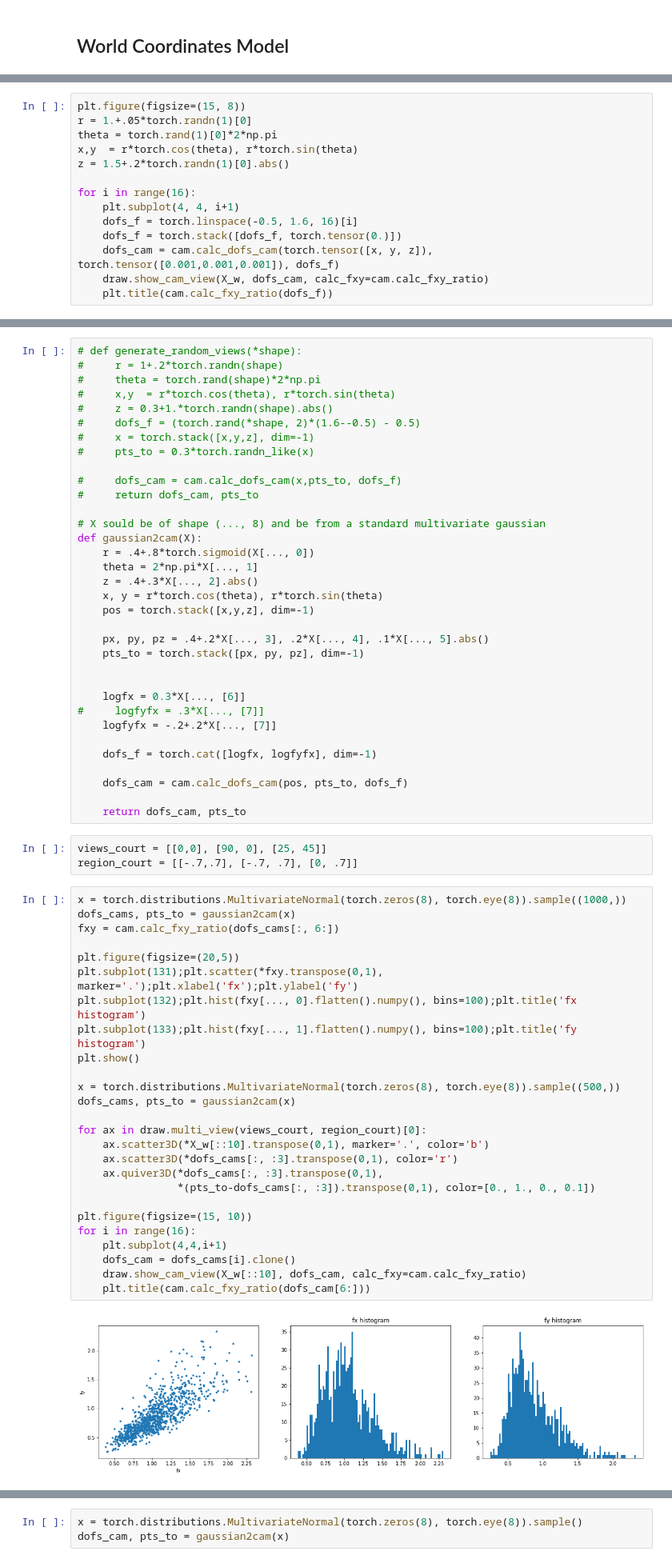
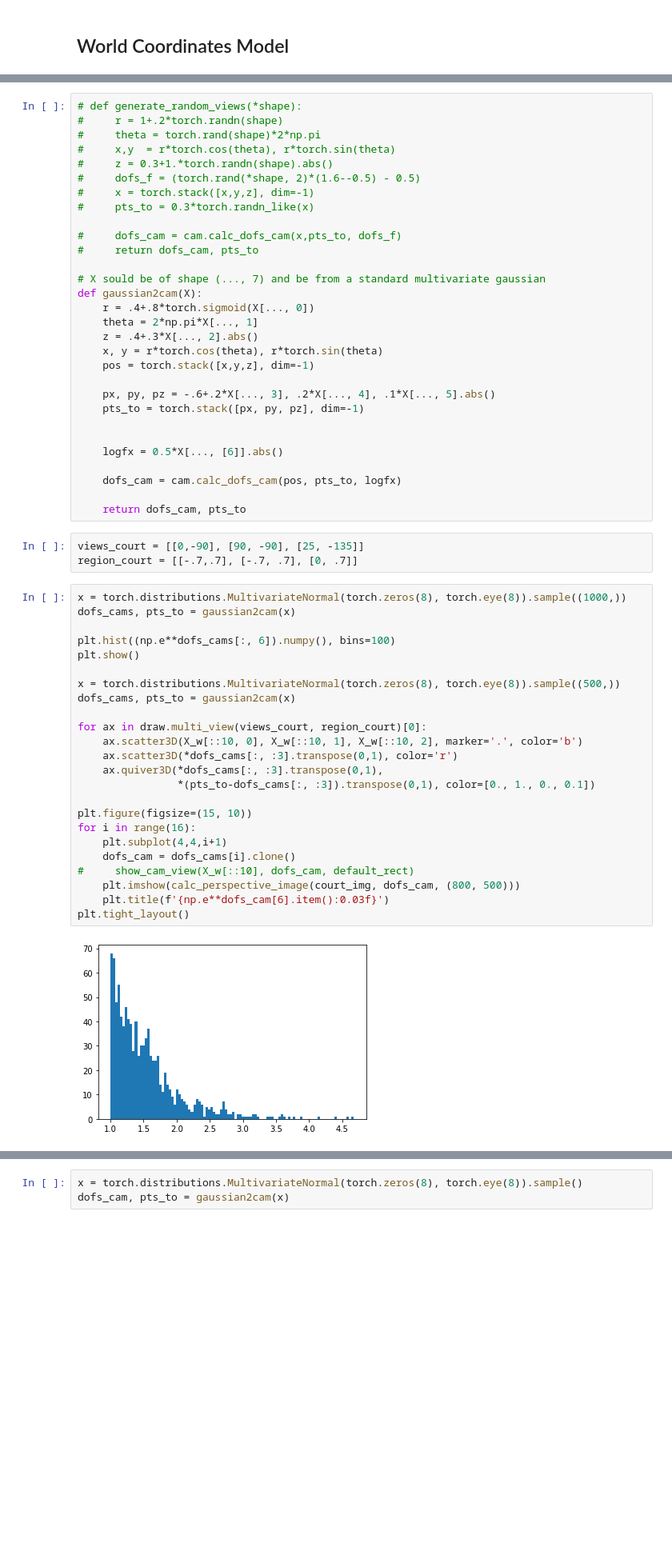
Before and after one commit to akarshkumar0101/nba-3d-ee-371q, a Jupyter notebook: rendering.ipynb, the cells around one changed output, grey strips where cells are left out. Shown at 80% size. Cells and saved outputs as stored; diff of their text form; blank space fills up the shorter version.

```diff
--- a/rendering.ipynb
+++ b/rendering.ipynb
@@ -175,14 +106,0 @@ for i, dofs_f in enumerate(torch.linspace(-1, 2, steps=5)):
-# %%
-plt.figure(figsize=(15, 8))
-r = 1.+.05*torch.randn(1)[0]
-theta = torch.rand(1)[0]*2*np.pi
-x,y  = r*torch.cos(theta), r*torch.sin(theta)
-z = 1.5+.2*torch.randn(1)[0].abs()
-
-for i in range(16):
-    plt.subplot(4, 4, i+1)
-    dofs_f = torch.linspace(-0.5, 1.6, 16)[i]
-    dofs_f = torch.stack([dofs_f, torch.tensor(0.)])
-    dofs_cam = cam.calc_dofs_cam(torch.tensor([x, y, z]), torch.tensor([0.001,0.001,0.001]), dofs_f)
-    draw.show_cam_view(X_w, dofs_cam, calc_fxy=cam.calc_fxy_ratio)
-    plt.title(cam.calc_fxy_ratio(dofs_f))
@@ -201,7 +117,7 @@ for i in range(16):
 #     dofs_cam = cam.calc_dofs_cam(x,pts_to, dofs_f)
 #     return dofs_cam, pts_to
 
-# X sould be of shape (..., 8) and be from a standard multivariate gaussian
+# X sould be of shape (..., 7) and be from a standard multivariate gaussian
 def gaussian2cam(X):
     r = .4+.8*torch.sigmoid(X[..., 0])
     theta = 2*np.pi*X[..., 1]
@@ -209,47 +125,41 @@ def gaussian2cam(X):
     x, y = r*torch.cos(theta), r*torch.sin(theta)
     pos = torch.stack([x,y,z], dim=-1)
 
-    px, py, pz = .4+.2*X[..., 3], .2*X[..., 4], .1*X[..., 5].abs()
+    px, py, pz = -.6+.2*X[..., 3], .2*X[..., 4], .1*X[..., 5].abs()
     pts_to = torch.stack([px, py, pz], dim=-1)
 
 
-    logfx = 0.3*X[..., [6]]
-#     logfyfx = .3*X[..., [7]]
-    logfyfx = -.2+.2*X[..., [7]]
+    logfx = 0.5*X[..., [6]].abs()
 
-    dofs_f = torch.cat([logfx, logfyfx], dim=-1)
-
-    dofs_cam = cam.calc_dofs_cam(pos, pts_to, dofs_f)
+    dofs_cam = cam.calc_dofs_cam(pos, pts_to, logfx)
 
     return dofs_cam, pts_to
 # %%
-views_court = [[0,0], [90, 0], [25, 45]]
+views_court = [[0,-90], [90, -90], [25, -135]]
 region_court = [[-.7,.7], [-.7, .7], [0, .7]]
 # %%
 x = torch.distributions.MultivariateNormal(torch.zeros(8), torch.eye(8)).sample((1000,))
 dofs_cams, pts_to = gaussian2cam(x)
-fxy = cam.calc_fxy_ratio(dofs_cams[:, 6:])
 
-plt.figure(figsize=(20,5))
-plt.subplot(131);plt.scatter(*fxy.transpose(0,1), marker='.');plt.xlabel('fx');plt.ylabel('fy')
-plt.subplot(132);plt.hist(fxy[..., 0].flatten().numpy(), bins=100);plt.title('fx histogram')
-plt.subplot(133);plt.hist(fxy[..., 1].flatten().numpy(), bins=100);plt.title('fy histogram')
+plt.hist((np.e**dofs_cams[:, 6]).numpy(), bins=100)
 plt.show()
 
 x = torch.distributions.MultivariateNormal(torch.zeros(8), torch.eye(8)).sample((500,))
 dofs_cams, pts_to = gaussian2cam(x)
 
 for ax in draw.multi_view(views_court, region_court)[0]:
-    ax.scatter3D(*X_w[::10].transpose(0,1), marker='.', color='b')
+    ax.scatter3D(X_w[::10, 0], X_w[::10, 1], X_w[::10, 2], marker='.', color='b')
     ax.scatter3D(*dofs_cams[:, :3].transpose(0,1), color='r')
     ax.quiver3D(*dofs_cams[:, :3].transpose(0,1),
                 *(pts_to-dofs_cams[:, :3]).transpose(0,1), color=[0., 1., 0., 0.1])
 
 plt.figure(figsize=(15, 10))
 for i in range(16):
     plt.subplot(4,4,i+1)
     dofs_cam = dofs_cams[i].clone()
-    draw.show_cam_view(X_w[::10], dofs_cam, calc_fxy=cam.calc_fxy_ratio)
-    plt.title(cam.calc_fxy_ratio(dofs_cam[6:]))
+#     show_cam_view(X_w[::10], dofs_cam, default_rect)
+    plt.imshow(calc_perspective_image(court_img, dofs_cam, (800, 500)))
+    plt.title(f'{np.e**dofs_cam[6].item():0.03f}')
+plt.tight_layout()
 # %% [output]
-[figure, old version]
+[figure, new version]
```
Also changed, not shown: parts of 30 cells of this notebook, 11 other files.
